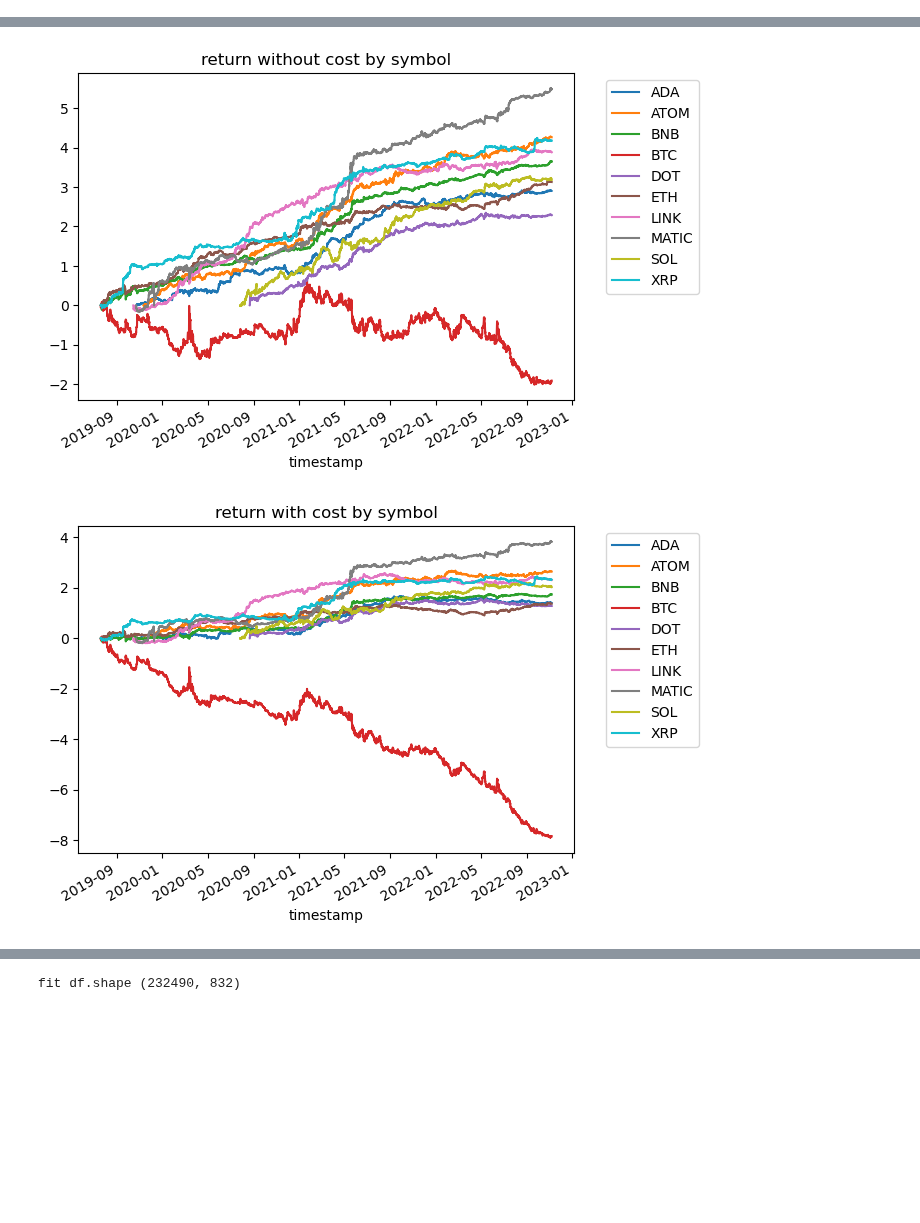
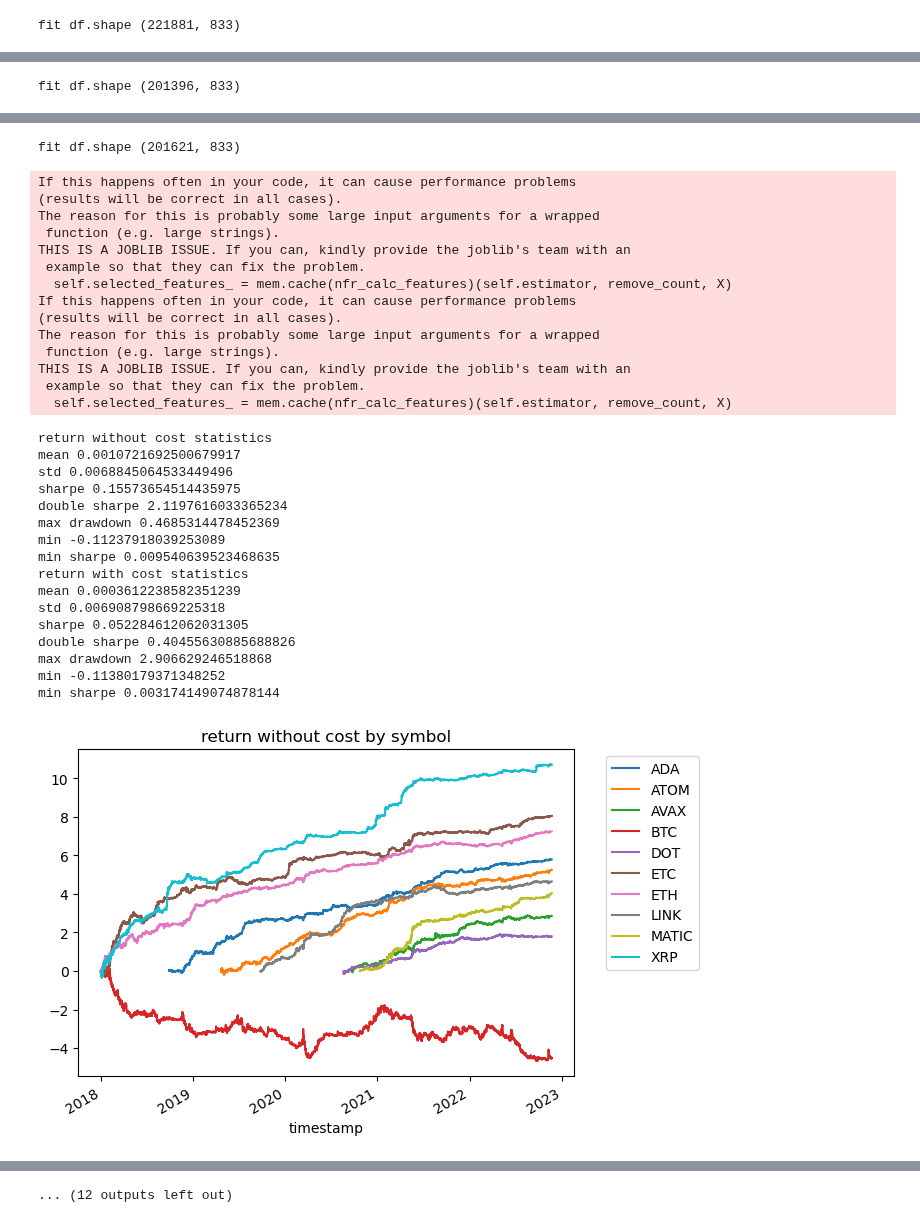
Before and after one commit to richmanbtc/alphapool-model, a Jupyter notebook: notebooks/20221028_btc_one_h4.ipynb, the cells around one changed output, grey strips where cells are left out. Saved outputs shown, nothing was run; the diff lists cells and outputs as text; code cells hidden in the pictures; blank space fills up the shorter version.

```diff
--- a/notebooks/20221028_btc_one_h4.ipynb
+++ b/notebooks/20221028_btc_one_h4.ipynb
@@ -30,6 +30,7 @@ from src.ml_utils import (
     unbiased_rank,
     ewm_finite,
 )
+from src.data_fetcher import DataFetcher
 cloudpickle.register_pickle_by_value(src) # for model portability
 
 os.environ["USE_JOBLIB_MEMORY"] = "1"
@@ -39,4 +40,6 @@ def get_joblib_memory():
         return joblib.Memory('/tmp/alphapool_joblib_memory', verbose=0)
     else:
         return joblib.Memory(None, verbose=0)
+
+model_name = '20221028_btc_one_h4'
 # %%
@@ -525,7 +604,8 @@ class ExampleModelRank:
 
 
         self.max_data_sec = 2 * 30 * 24 * 60 * 60 # for predict script
-        self.price_type = None
+        self.provider_configs = provider_configs
+        self.merge_data = merge_data
         self.horizon = 4
 
     def fit(self, df):
@@ -665,22 +745,27 @@ class ExampleModelRank:
 
         return df
 # %%
-df = pd.read_pickle('/tmp/df_horizon4_price_type_none.pkl')
-df = df.loc[df.index.get_level_values('timestamp') < pd.to_datetime('2022-11-07 00:00:00Z')]
+df = pd.read_pickle('/tmp/df_binance_ohlcv_extended.pkl')
+df = df.loc[df.index.get_level_values('timestamp') < pd.to_datetime('2022-11-22 00:00:00Z')]
+df = df.loc[df.index.get_level_values('timestamp') >= pd.to_datetime('2018-01-01 00:00:00Z')]
 
 btc_timestamps = df.loc[df.index.get_level_values('symbol') == 'BTC'].index.get_level_values('timestamp')
 df = df.loc[df.index.get_level_values('timestamp').isin(btc_timestamps)]
+
+df['ret'] = df.groupby('symbol')['twap_5m'].transform(lambda x: x.shift(-4 - 1) / x.shift(-1) - 1).fillna(0)
+df['execution_start_at'] = df.index.get_level_values('timestamp')
 
 model = ExampleModelRank()
 
 # cv
 df_cv = calc_position_cv2(model, df)
 visualize_result(df_cv.dropna(), horizon=4)
+visualize_result(df_cv.loc[~df['extended']].dropna(), horizon=4)
 
 # fit and save model as portable format
 model.fit(df)
 data = cloudpickle.dumps(model)
 data = lzma.compress(data)
-with open('/home/jovyan/data/20221028_btc_one_h4.xz', 'wb') as f:
+with open('/home/jovyan/data/{}.xz'.format(model_name), 'wb') as f:
     f.write(data)
 # %% [output]
@@ -703,0 +802 @@ max drawdown 0.2133274726843871
+fit df.shape (221881, 833)
@@ -703,0 +817 @@ max drawdown 0.2133274726843871
+fit df.shape (201396, 833)
@@ -704,2 +832,32 @@ max drawdown 0.2133274726843871
+fit df.shape (201621, 833)
+If this happens often in your code, it can cause performance problems
+(results will be correct in all cases).
+The reason for this is probably some large input arguments for a wrapped
+ function (e.g. large strings).
+THIS IS A JOBLIB ISSUE. If you can, kindly provide the joblib's team with an
+ example so that they can fix the problem.
+  self.selected_features_ = mem.cache(nfr_calc_features)(self.estimator, remove_count, X)
+If this happens often in your code, it can cause performance problems
+(results will be correct in all cases).
+The reason for this is probably some large input arguments for a wrapped
+ function (e.g. large strings).
+THIS IS A JOBLIB ISSUE. If you can, kindly provide the joblib's team with an
+ example so that they can fix the problem.
+  self.selected_features_ = mem.cache(nfr_calc_features)(self.estimator, remove_count, X)
+return without cost statistics
+mean 0.0010721692500679917
+std 0.0068845064533449496
+sharpe 0.15573654514435975
+double sharpe 2.1197616033365234
+max drawdown 0.4685314478452369
+min -0.11237918039253089
+min sharpe 0.009540639523468635
+return with cost statistics
+mean 0.0003612238582351239
+std 0.006908798669225318
+sharpe 0.052284612062031305
+double sharpe 0.40455630885688826
+max drawdown 2.906629246518868
+min -0.11380179371348252
+min sharpe 0.003174149074878144
-[figure, old version]
+[figure, new version]
-[figure, removed]
@@ -708,4 +864,4 @@ max drawdown 0.2133274726843871
-fit df.shape (232490, 832)
+... (12 outputs left out)
 # %% [markdown]
 expt
 
```
Also changed, not shown: parts of 4 cells of this notebook, 1 other file.
